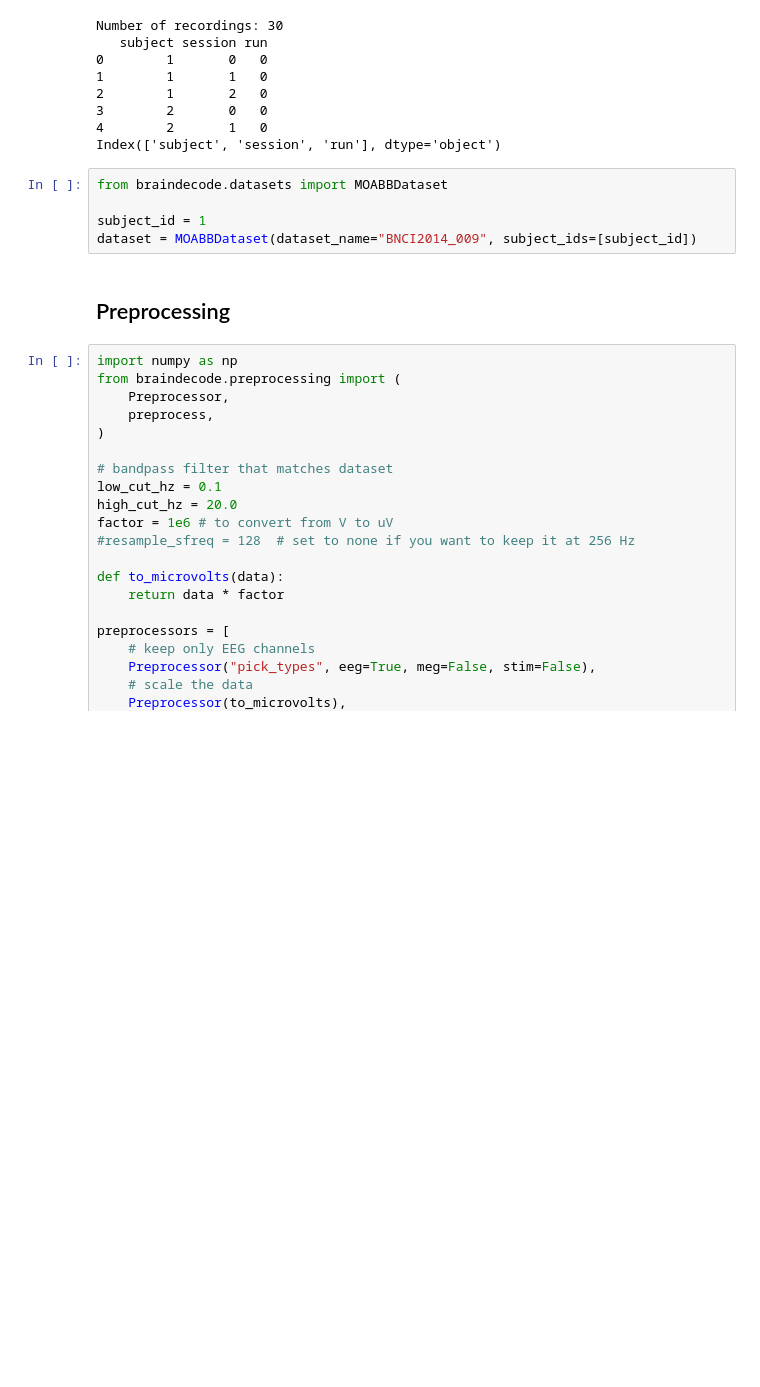
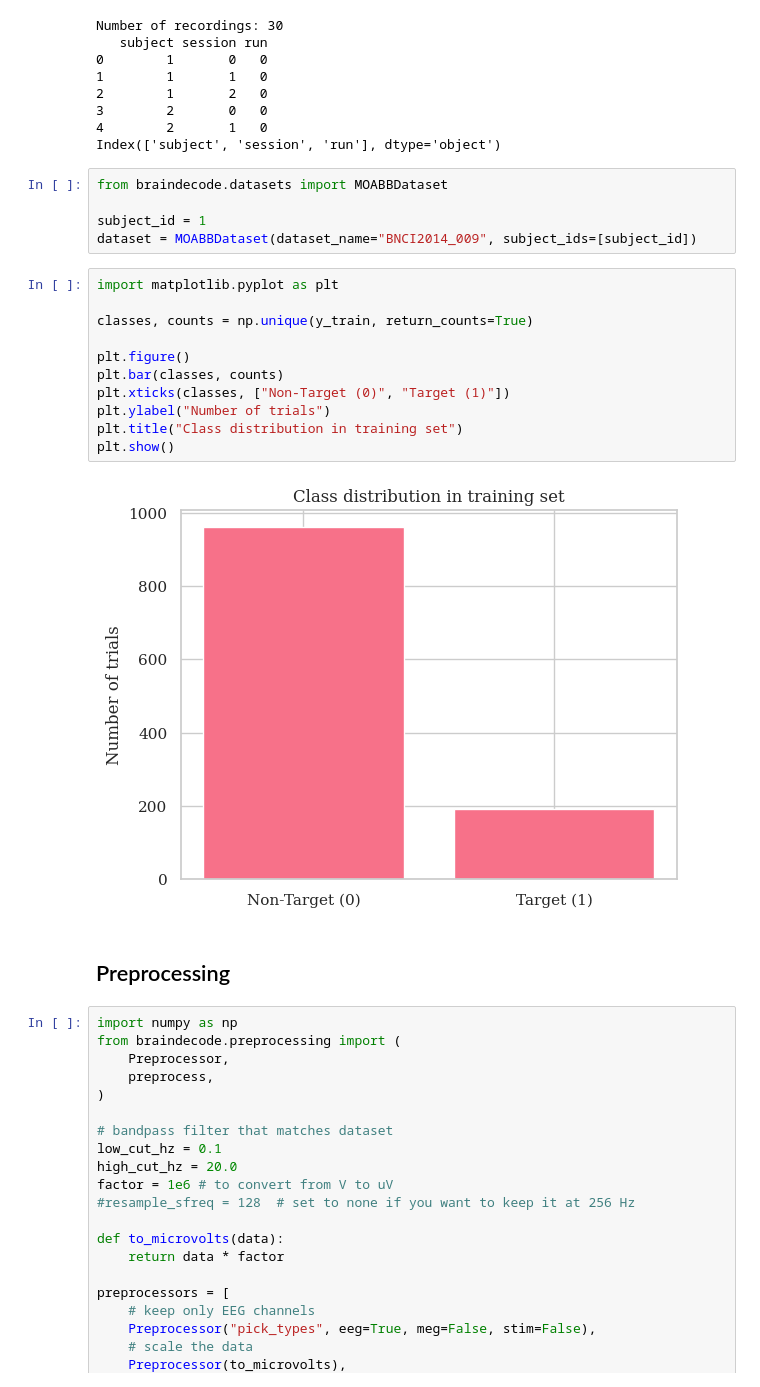
Before and after one commit to stratisvaldo/p300-personalisation-hyperscanning, a Jupyter notebook: Notebook/P300_pipeline_ML.ipynb, the cells around one changed output. Saved outputs shown, nothing was run; the diff lists cells and outputs as text; blank space fills up the shorter version.

Commit message:
added LDA model and its plots

```diff
--- a/Notebook/P300_pipeline_ML.ipynb
+++ b/Notebook/P300_pipeline_ML.ipynb
@@ -25,6 +27,19 @@ from braindecode.datasets import MOABBDataset
 
 subject_id = 1
 dataset = MOABBDataset(dataset_name="BNCI2014_009", subject_ids=[subject_id])
+# %%
+import matplotlib.pyplot as plt
+
+classes, counts = np.unique(y_train, return_counts=True)
+
+plt.figure()
+plt.bar(classes, counts)
+plt.xticks(classes, ["Non-Target (0)", "Target (1)"])
+plt.ylabel("Number of trials")
+plt.title("Class distribution in training set")
+plt.show()
+# %% [output]
+[figure, added]
 # %% [markdown]
 ## Preprocessing
 # %%
```
Also changed, not shown: parts of 48 cells of this notebook.
